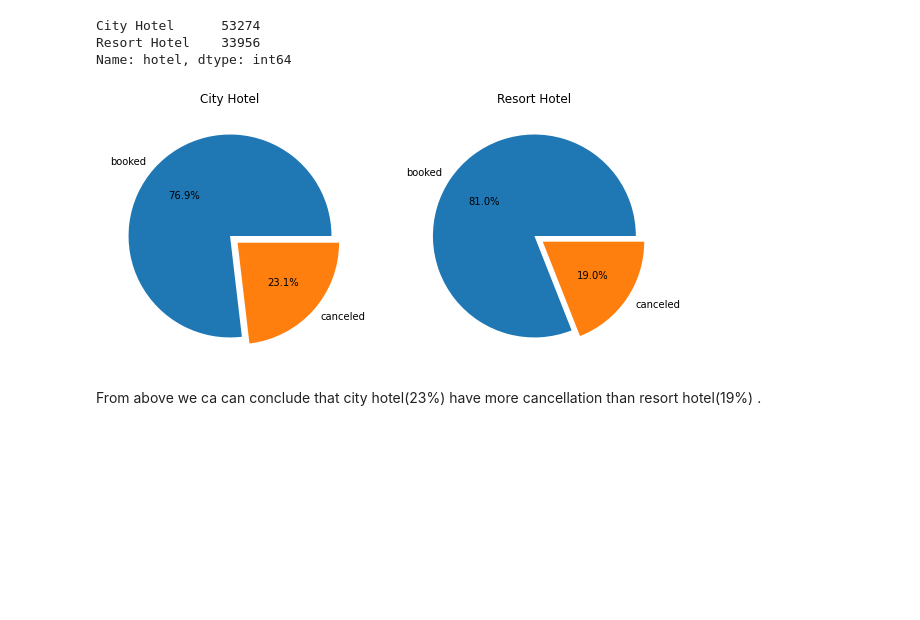
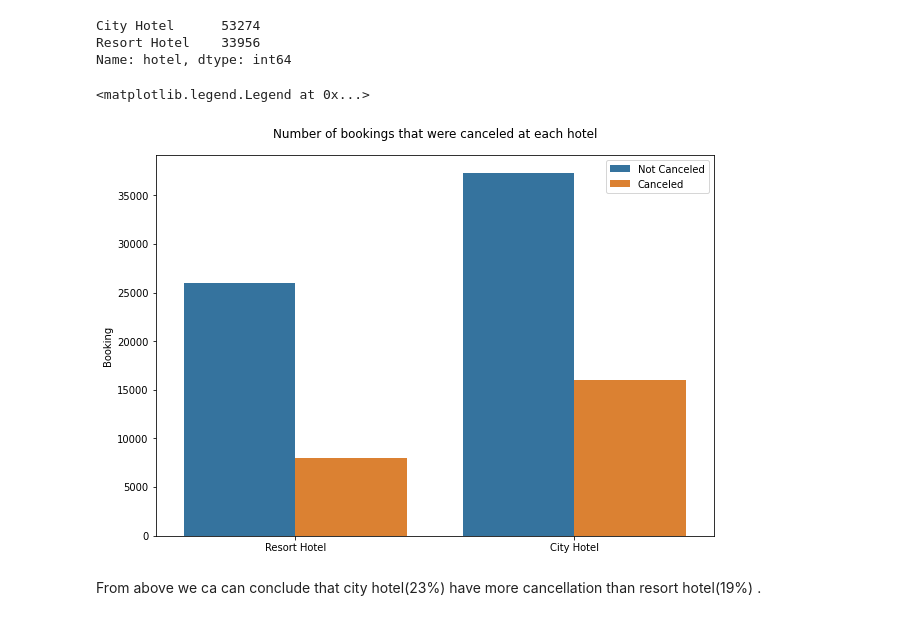
Before and after one commit to rafiddeshmukh/EDA-Hotel_Booking, a Jupyter notebook: Hotel_Booking_Analysis_Capstone_Project.ipynb, the cells around one changed output. Cells and saved outputs as stored; diff of their text form; code cells hidden in the pictures; blank space fills up the shorter version.

```diff
--- a/Hotel_Booking_Analysis_Capstone_Project.ipynb
+++ b/Hotel_Booking_Analysis_Capstone_Project.ipynb
@@ -300,24 +345,21 @@ df['hotel'].value_counts()
 City Hotel      53274
 Resort Hotel    33956
 Name: hotel, dtype: int64
-# %%
-#setting figure size and plotting subplot
-fig, (ax1, ax2) = plt.subplots(1, 2, figsize = (10, 10))
-data_city_hotel=[53274,16035]
-label =['booked','canceled']
-
-#plotting pie chart of hotel wise booking cancellation
-ax1.pie(data_city_hotel, labels=label,explode=[0,0.1], autopct='%1.1f%%')
-data_resort_hotel=[33956,7974]
-
-#setting title for subplot
-ax1.title.set_text('City Hotel')
-a=ax2.pie(data_resort_hotel, labels=label,explode=[0,0.1] ,autopct='%1.1f%%')
-
-#setting title for subplot
-ax2.title.set_text('Resort Hotel')
-# %% [output]
-[figure, removed]
+# %%
+#setting figure size
+plt.figure(figsize=(10,7))
+
+#Ploting countplot for cancelled booking hotel wise
+ax=sns.countplot(x=df["hotel"],hue=df["is_canceled"],saturation=0.7)
+
+#setting labels for x, y and set title for countplot
+plt.title("Number of bookings that were canceled at each hotel",y=1.03)
+plt.xlabel("")
+plt.ylabel("Booking")
+plt.legend(("Not Canceled","Canceled"))
+# %% [output]
+<matplotlib.legend.Legend at 0x...>
+[figure, added]
 # %% [markdown]
 From above we ca can conclude that city hotel(23%) have more cancellation than resort hotel(19%) .
 # %%
```
Also changed, not shown: parts of 46 cells of this notebook.
